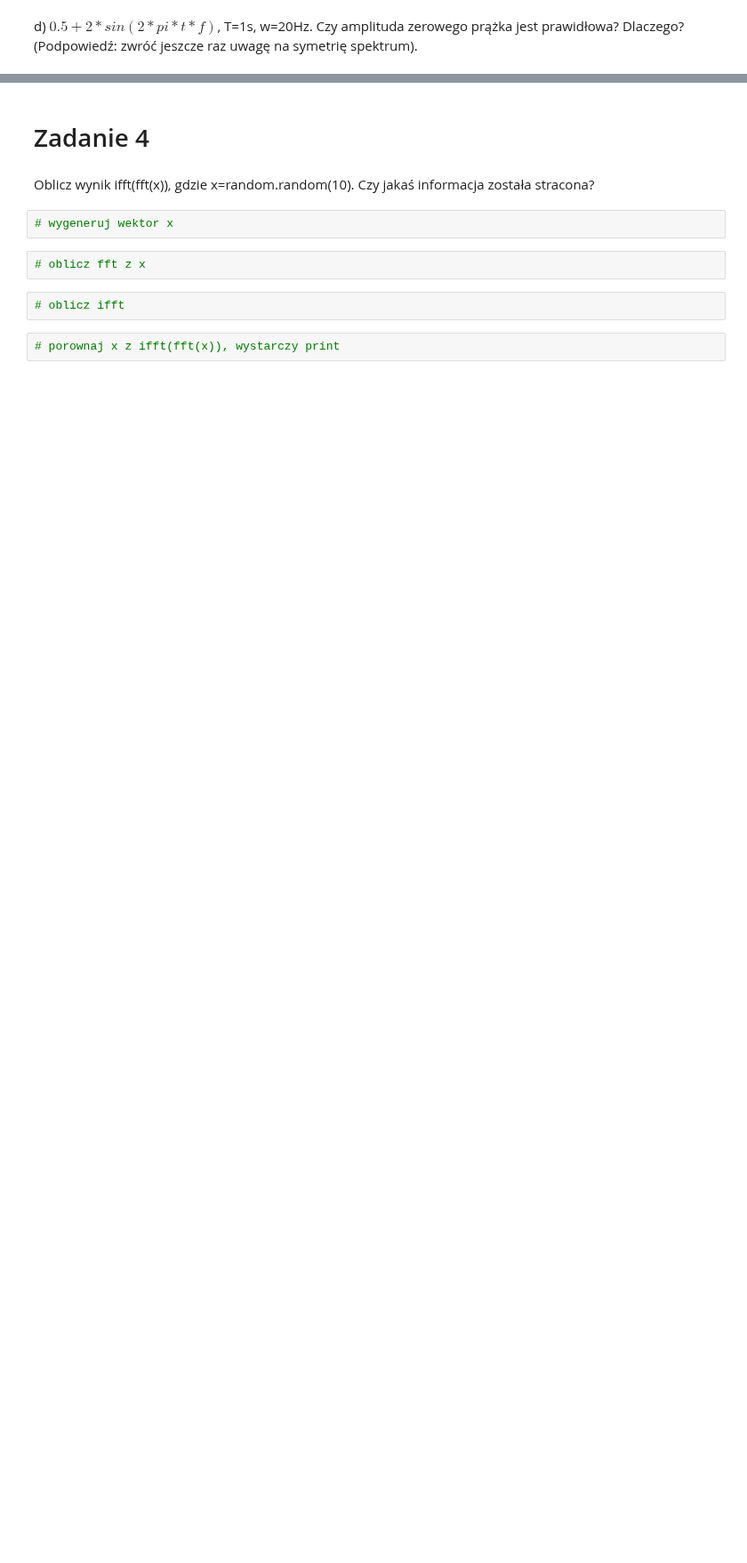
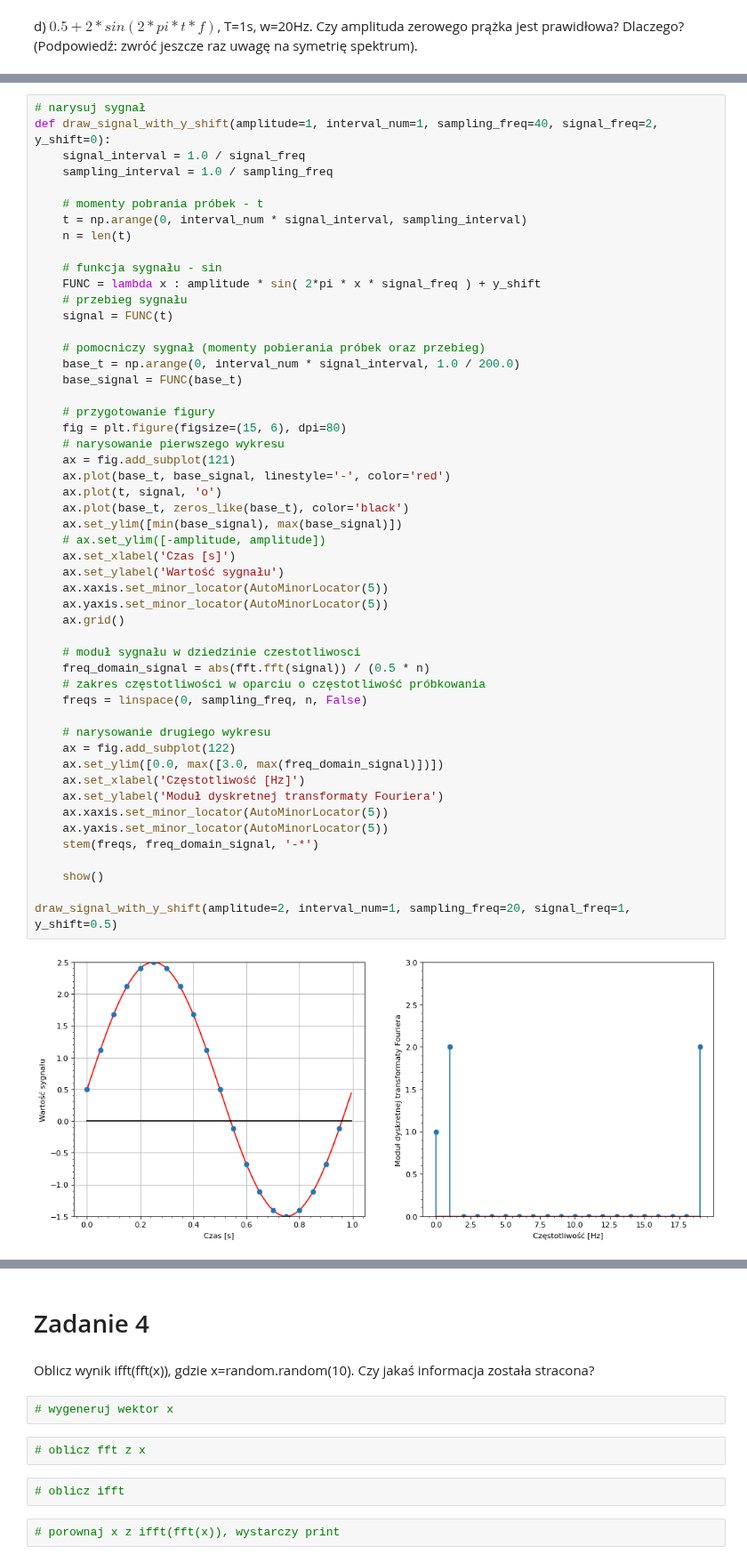
Before and after one commit to Frostyyyl/Human-computer-interaction, a Jupyter notebook: signals_I/main.ipynb, the cells around one changed output, grey strips where cells are left out. Shown at 89% size. Saved outputs shown, nothing was run; the diff lists cells and outputs as text; blank space fills up the shorter version.

Commit message:
Done exercise 3 from signals_I

```diff
--- a/signals_I/main.ipynb
+++ b/signals_I/main.ipynb
@@ -483 +553,54 @@ d) $0.5 + 2*sin(2*pi*t*f)$, T=1s, w=20Hz. Czy amplituda zerowego prążka jest p
+# %%
+# narysuj sygnał
+def draw_signal_with_y_shift(amplitude=1, interval_num=1, sampling_freq=40, signal_freq=2, y_shift=0):
+    signal_interval = 1.0 / signal_freq
+    sampling_interval = 1.0 / sampling_freq
+
+    # momenty pobrania próbek - t
+    t = np.arange(0, interval_num * signal_interval, sampling_interval)
+    n = len(t)
+
+    # funkcja sygnału - sin
+    FUNC = lambda x : amplitude * sin( 2*pi * x * signal_freq ) + y_shift
+    # przebieg sygnału
+    signal = FUNC(t)
+
+    # pomocniczy sygnał (momenty pobierania próbek oraz przebieg)
+    base_t = np.arange(0, interval_num * signal_interval, 1.0 / 200.0)
+    base_signal = FUNC(base_t)
+
+    # przygotowanie figury
+    fig = plt.figure(figsize=(15, 6), dpi=80)
+    # narysowanie pierwszego wykresu
+    ax = fig.add_subplot(121)
+    ax.plot(base_t, base_signal, linestyle='-', color='red')
+    ax.plot(t, signal, 'o')
+    ax.plot(base_t, zeros_like(base_t), color='black')
+    ax.set_ylim([min(base_signal), max(base_signal)])
+    # ax.set_ylim([-amplitude, amplitude])
+    ax.set_xlabel('Czas [s]')
+    ax.set_ylabel('Wartość sygnału')
+    ax.xaxis.set_minor_locator(AutoMinorLocator(5))
+    ax.yaxis.set_minor_locator(AutoMinorLocator(5))
+    ax.grid()
+
+    # moduł sygnału w dziedzinie czestotliwosci
+    freq_domain_signal = abs(fft.fft(signal)) / (0.5 * n)
+    # zakres częstotliwości w oparciu o częstotliwość próbkowania
+    freqs = linspace(0, sampling_freq, n, False)
+
+    # narysowanie drugiego wykresu
+    ax = fig.add_subplot(122)
+    ax.set_ylim([0.0, max([3.0, max(freq_domain_signal)])])
+    ax.set_xlabel('Częstotliwość [Hz]')
+    ax.set_ylabel('Moduł dyskretnej transformaty Fouriera')
+    ax.xaxis.set_minor_locator(AutoMinorLocator(5))
+    ax.yaxis.set_minor_locator(AutoMinorLocator(5))
+    stem(freqs, freq_domain_signal, '-*')
+
+    show()
+
+draw_signal_with_y_shift(amplitude=2, interval_num=1, sampling_freq=20, signal_freq=1, y_shift=0.5)
+# %% [output]
+[figure, added]
 # %% [markdown]
```
Also changed, not shown: parts of 31 cells of this notebook.
